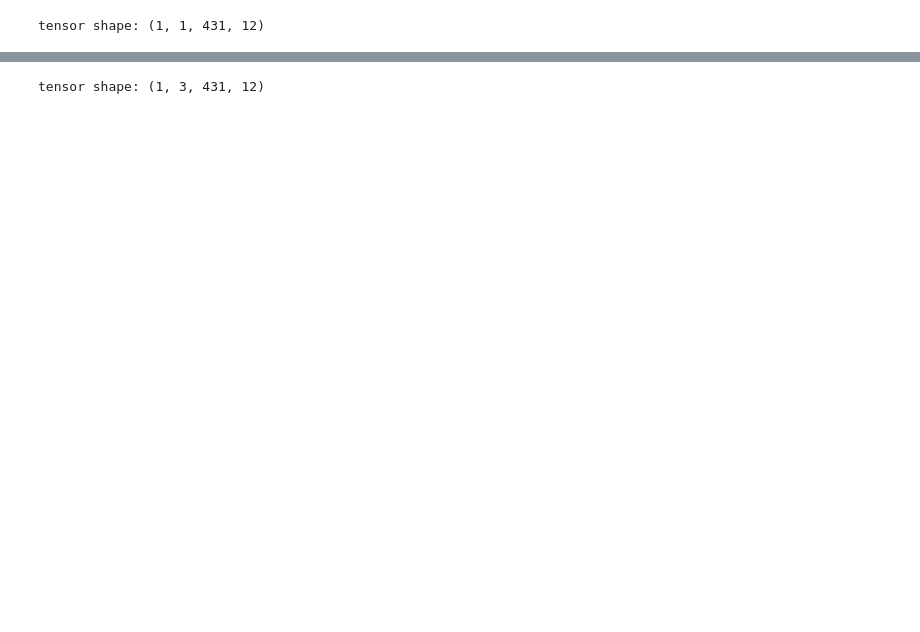
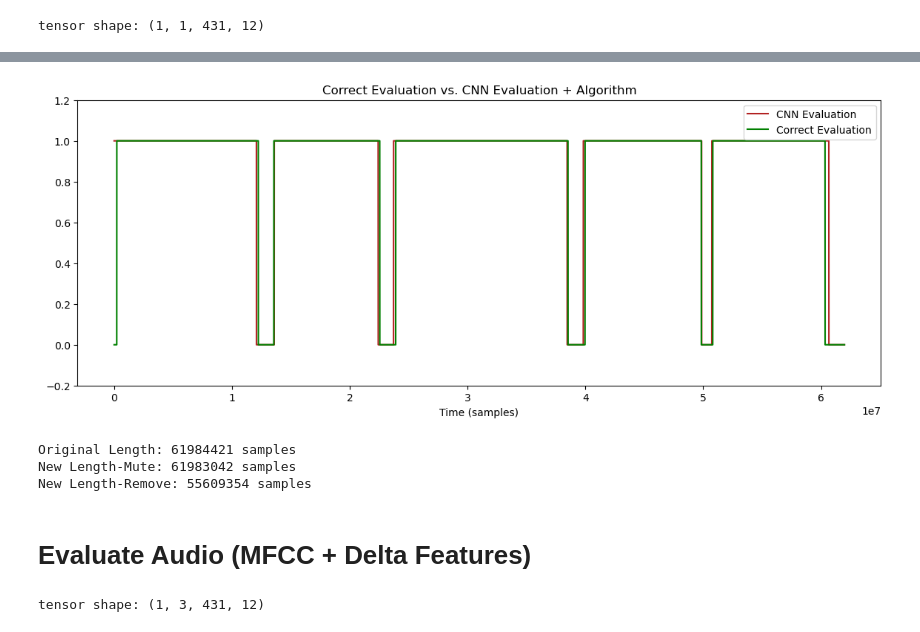
Before and after one commit to sion23/radio-adblock, a Jupyter notebook: cnn_test_complex.ipynb, the cells around one changed output, grey strips where cells are left out. Saved outputs shown, nothing was run; the diff lists cells and outputs as text; code cells hidden in the pictures; blank space fills up the shorter version.

```diff
--- a/cnn_test_complex.ipynb
+++ b/cnn_test_complex.ipynb
@@ -415,0 +418,60 @@ wavfile.write(os.path.join("testing_audio", "mfcc_output_2.wav"), sr, audio_out_
+# %%
+# remove Ads 2 (MFCC) w/ less stringent song threshold
+old_eval = audio_eval_mfcc
+algo_eval = []
+state = 1
+song_tally = 0
+ad_tally = 0
+threshold = 10*sr # 10 consecutive seconds
+
+for i in range(threshold, len(old_eval)):
+    if(state == 0):
+        algo_eval.append(0)
+    else:
+        algo_eval.append(1)
+    if(old_eval[i] == 0):
+        song_tally = 0
+        ad_tally += 1
+    else:
+        ad_tally = 0
+        song_tally += 1
+    if(song_tally == threshold//2):
+        state = 1
+    elif(ad_tally == threshold):
+        state = 0
+
+if(state == 1):
+    algo_eval.extend(np.ones(threshold))
+else:
+    algo_eval.extend(np.zeros(threshold))
+
+# plot eval old + new
+plt.figure(figsize=(14, 5))
+plt.plot(algo_eval, label="CNN Evaluation", color='firebrick')
+plt.plot(correct_eval, label="Correct Evaluation", color='green')
+plt.legend(loc='upper right')
+plt.xlabel('Time (samples)')
+#plt.xlim(-1.2, 1.2)
+plt.ylim(-0.2, 1.2)
+plt.title('Correct Evaluation vs. CNN Evaluation + Algorithm')
+plt.savefig(os.path.join("graphics", "mfcc_eval_algo_2.png"), transparent=True)
+plt.show()
+
+# remove/mute ads
+audio_out_mute = []
+audio_out_remove = []
+for i in range(0, len(algo_eval)):
+    if(algo_eval[i] == 0):
+        audio_out_mute.append(0)
+    else:
+        audio_out_mute.append(audio[i])
+        audio_out_remove.append(audio[i])
+
+print(f"Original Length: {len(audio)} samples")
+print(f"New Length-Mute: {len(audio_out_mute)} samples")
+print(f"New Length-Remove: {len(audio_out_remove)} samples")
+# %% [output]
+[figure, added]
+Original Length: 61984421 samples
+New Length-Mute: 61983042 samples
+New Length-Remove: 55609354 samples
@@ -416,3 +484,5 @@ wavfile.write(os.path.join("testing_audio", "mfcc_output_2.wav"), sr, audio_out_
+# %% [markdown]
+# Evaluate Audio (MFCC + Delta Features)
 # %%
 # evaluate audio (MFCC + delta)
 temp = librosa.feature.mfcc(y=audio[0:win_length], sr=sr, n_mfcc=13)[1:].T
```
Also changed, not shown: parts of 44 cells of this notebook, 1 other file.
